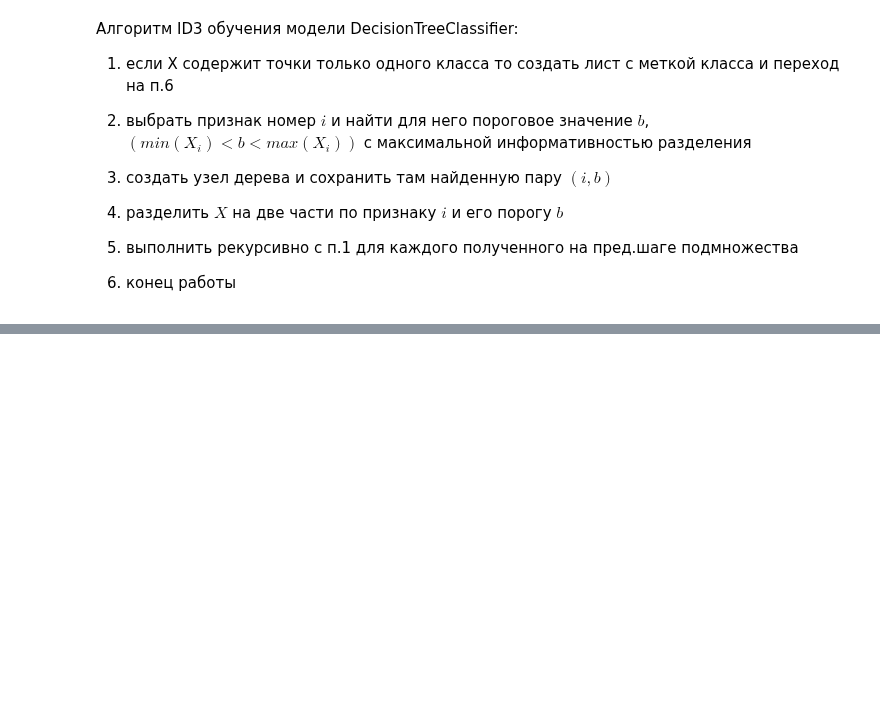
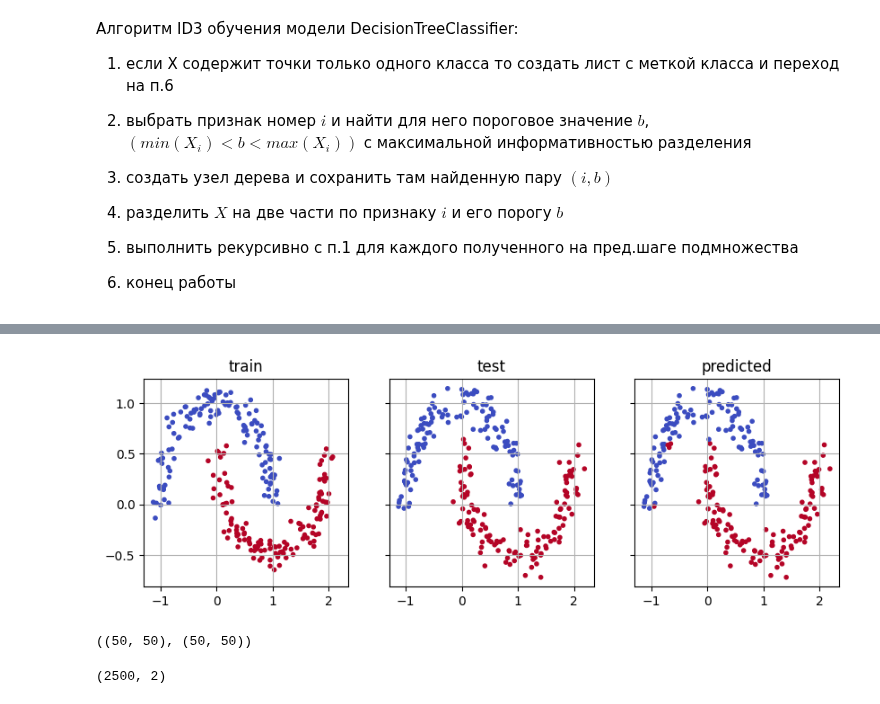
Before and after one commit to mechanoid5/ml_lectorium_2024_I, a Jupyter notebook: examples/11-logic/01-dtree.ipynb, the cells around one changed output, grey strips where cells are left out. Cells and saved outputs as stored; diff of their text form; code cells hidden in the pictures; blank space fills up the shorter version.

```diff
--- a/examples/11-logic/01-dtree.ipynb
+++ b/examples/11-logic/01-dtree.ipynb
@@ -407,0 +352,36 @@ DecisionTreePlotter().transform(model.tree)
+# %%
+import matplotlib.pyplot as plt
+
+result = {
+ 'train':[X_train,target_train],
+ 'test':[X_test,target_test],
+ 'predicted':[X_test,predicted],
+}
+
+fig,ax = plt.subplots(1,len(result), sharey=True, sharex=True, figsize=(len(result)*3+1,3),)
+for n,(label,(x,t)) in enumerate(result.items()):
+    ax[n].scatter(x=x[:,0],y=x[:,1],c=t,marker='.', cmap='coolwarm')
+    ax[n].set_title(label)
+    ax[n].grid()
+# %% [output]
+[figure, added]
+# %%
+# строим сетку
+
+n = 50 # количество разбиений сетки
+
+xx,yy = np.meshgrid(
+    np.linspace( X_test[:,0].min()-0.3, X_test[:,0].max()+0.3, n),
+    np.linspace( X_test[:,1].min()-0.3, X_test[:,1].max()+0.3, n)
+) # узлы сетки
+display( ( xx.shape, yy.shape ) )
+
+xy = np.vstack([xx.ravel(),yy.ravel() ]).T # разворачиваем сетку
+display( xy.shape )
+
+# plt.figure(figsize=(7,7))
+# plt.scatter( x=xy[:,0], y=xy[:,1], s=1 )
+# plt.show()
+# %% [output]
+((50, 50), (50, 50))
+(2500, 2)
```
Also changed, not shown: parts of 17 cells of this notebook.
